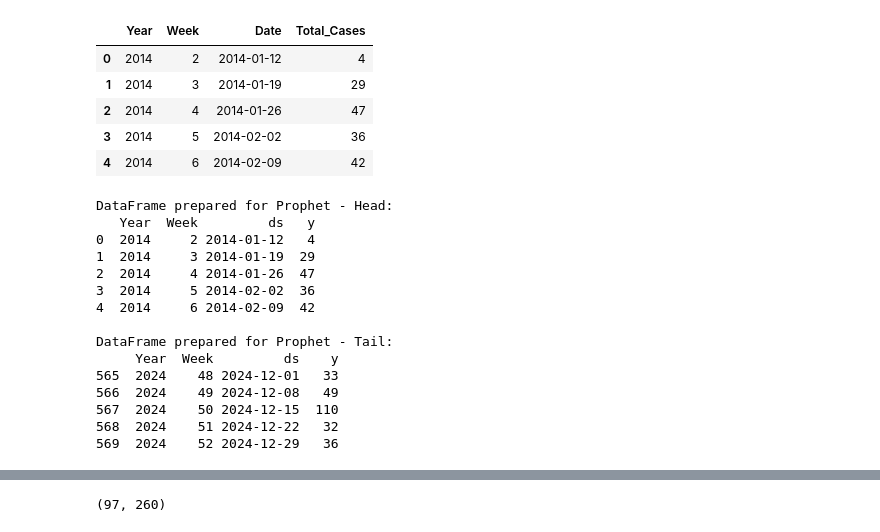
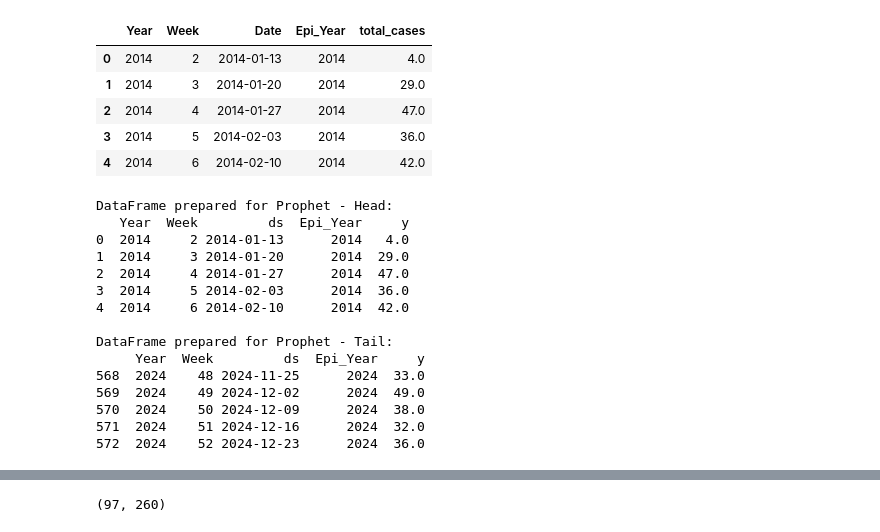
Before and after one commit to greyngs/alzheimer-forecasting-mexico, a Jupyter notebook: notebooks/ModeloFinal - Prophet.ipynb, the cells around one changed output, grey strips where cells are left out. Drawn from its saved outputs; the diff is of its cells as text; code cells hidden in the pictures.

```diff
--- a/notebooks/ModeloFinal - Prophet.ipynb
+++ b/notebooks/ModeloFinal - Prophet.ipynb
@@ -13,24 +13,18 @@ warnings.filterwarnings("ignore", category=FutureWarning)
 # %%
 RANDOM_STATE = 42
 np.random.seed(RANDOM_STATE)
-df_national = pd.read_csv('../data/processed/data_processed_v4_National_NoAcum_Total.csv')
+df_national = pd.read_csv('../data/processed/data_processed_v3_National_NoAcum_Total.csv')
 df_national.head()
 # %% [output]
-|  | Year | Week | Date | Total_Cases |
-| 0 | 2014 | 2 | 2014-01-12 | 4 |
-| 1 | 2014 | 3 | 2014-01-19 | 29 |
-| 2 | 2014 | 4 | 2014-01-26 | 47 |
-| 3 | 2014 | 5 | 2014-02-02 | 36 |
-| 4 | 2014 | 6 | 2014-02-09 | 42 |
+|  | Year | Week | Date | Epi_Year | total_cases |
+| 0 | 2014 | 2 | 2014-01-13 | 2014 | 4.0 |
+| 1 | 2014 | 3 | 2014-01-20 | 2014 | 29.0 |
+| 2 | 2014 | 4 | 2014-01-27 | 2014 | 47.0 |
+| 3 | 2014 | 5 | 2014-02-03 | 2014 | 36.0 |
+| 4 | 2014 | 6 | 2014-02-10 | 2014 | 42.0 |
 # %%
 # Prepare dataframe for Prophet
-if 'total_cases' in df_national.columns:
-    df_national = df_national.rename(columns={'Date': 'ds', 'total_cases': 'y'})
-elif 'Total_Cases' in df_national.columns:
-    df_national = df_national.rename(columns={'Date': 'ds', 'Total_Cases': 'y'})
-else:
-    df_national = df_national.rename(columns={'Date': 'ds'})
-
+df_national = df_national.rename(columns={'Date': 'ds', 'total_cases': 'y'})
 df_national['ds'] = pd.to_datetime(df_national['ds'])
 df_national = df_national.sort_values('ds')
 print("DataFrame prepared for Prophet - Head:")
@@ -40,17 +34,17 @@ print("DataFrame prepared for Prophet - Tail:")
 print(df_national.tail())
 # %% [output]
 DataFrame prepared for Prophet - Head:
-   Year  Week         ds   y
-0  2014     2 2014-01-12   4
-1  2014     3 2014-01-19  29
-2  2014     4 2014-01-26  47
-3  2014     5 2014-02-02  36
-4  2014     6 2014-02-09  42
+   Year  Week         ds  Epi_Year     y
+0  2014     2 2014-01-13      2014   4.0
+1  2014     3 2014-01-20      2014  29.0
+2  2014     4 2014-01-27      2014  47.0
+3  2014     5 2014-02-03      2014  36.0
+4  2014     6 2014-02-10      2014  42.0
 
 DataFrame prepared for Prophet - Tail:
-     Year  Week         ds    y
-565  2024    48 2024-12-01   33
-566  2024    49 2024-12-08   49
-567  2024    50 2024-12-15  110
-568  2024    51 2024-12-22   32
-569  2024    52 2024-12-29   36
+     Year  Week         ds  Epi_Year     y
+568  2024    48 2024-11-25      2024  33.0
+569  2024    49 2024-12-02      2024  49.0
+570  2024    50 2024-12-09      2024  38.0
+571  2024    51 2024-12-16      2024  32.0
+572  2024    52 2024-12-23      2024  36.0
```
Also changed, not shown: parts of 16 cells of this notebook.
